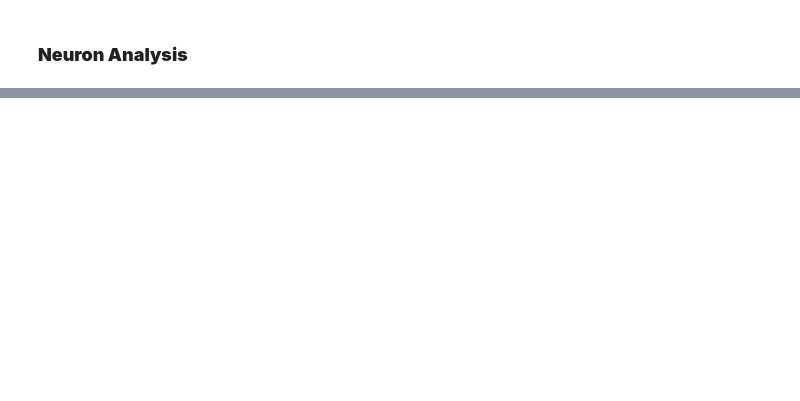
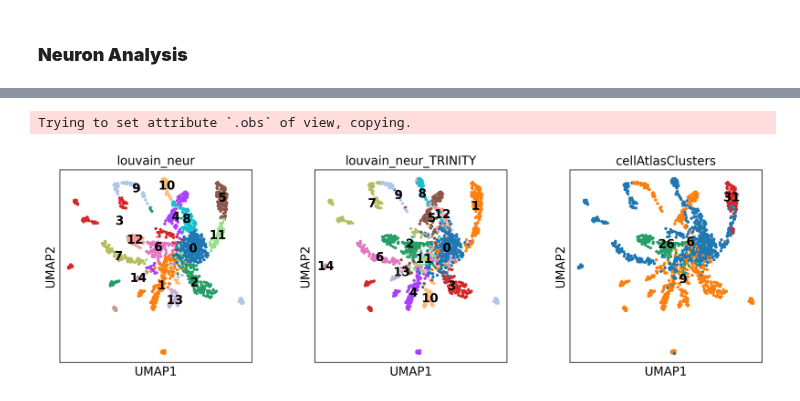
Before and after one commit to pachterlab/CWGFLHGCCHAP_2021, a Jupyter notebook: notebooks/cufflinksAnnosAnalysis.ipynb, the cells around one changed output, grey strips where cells are left out. Saved outputs shown, nothing was run; the diff lists cells and outputs as text; code cells hidden in the pictures; blank space fills up the shorter version.

```diff
--- a/notebooks/cufflinksAnnosAnalysis.ipynb
+++ b/notebooks/cufflinksAnnosAnalysis.ipynb
@@ -279,0 +299,5 @@ plt.show()
+# %%
+jelly_adata_raw.obs['orgID'] = pd.Categorical(jelly_adata_filt.obs['orgID'])
+jelly_adata_raw.obs['fed'] = pd.Categorical(jelly_adata_filt.obs['fed'])
+jelly_adata_raw.obs['starved'] = pd.Categorical(jelly_adata_filt.obs['starved'])
+jelly_adata_raw.obs['cellRanger_louvain'] = pd.Categorical(jelly_adata_filt.obs['cellRanger_louvain'])
@@ -279,0 +306,27 @@ plt.show()
+# %%
+cuff_neurons = jelly_adata_raw[jelly_adata_raw.obs['cellRanger_louvain'].isin([31,26,6,9])]
+sc.pp.filter_cells(cuff_neurons, min_counts=0)
+sc.pp.filter_genes(cuff_neurons, min_counts=0)
+
+sc.pp.normalize_per_cell(cuff_neurons, counts_per_cell_after=1e4)
+
+sc.pp.log1p(cuff_neurons)
+
+# sc.pp.scale(raw_overlap_combo, max_value=10)
+sc.pp.highly_variable_genes(cuff_neurons,n_top_genes=2000,n_bins=50)
+
+#sc.pp.filter_cells(neurons, min_counts=0)
+# sc.pp.filter_genes(neurons, min_counts=0)
+
+# sc.pp.highly_variable_genes(neurons,n_top_genes=3000)
+cuff_neurons = cuff_neurons[:,cuff_neurons.var['highly_variable']]
+
+sc.pp.scale(cuff_neurons, max_value=10)
+
+sc.tl.pca(cuff_neurons, n_comps=60)
+sc.pl.pca_variance_ratio(cuff_neurons, log=True)
+
+#applyNCAEmbed(neurons,neurons.obs['knn_clus'])
+
+sc.pp.neighbors(cuff_neurons,n_neighbors=15, n_pcs=15) #n_neighbors=5, n_pcs=15,use_rep='X_nca'
+sc.tl.louvain(cuff_neurons,resolution=1,key_added='louvain_neur',random_state=42)#Clustering algorithm,resolution=0.5
@@ -279,0 +336,13 @@ plt.show()
+# %%
+sc.tl.louvain(cuff_neurons,resolution=0.95,key_added='louvain_neur',random_state=42)#Clustering algorithm,resolution=0.5
+#sc.tl.tsne(neurons, n_pcs=15,perplexity=25,random_state = 42) #learning_rate=250
+sc.tl.umap(cuff_neurons,random_state=42,spread=2.5, min_dist=1)
+
+cuff_neurons.obs['cellAtlasClusters'] = pd.Categorical(cuff_neurons.obs['cellRanger_louvain'] )
+cuff_neurons = cuff_neurons[neurons.obs_names,:]
+cuff_neurons.obs['louvain_neur_TRINITY'] = neurons.obs['louvain_neur']
+
+sc.pl.umap(cuff_neurons, color=['louvain_neur','louvain_neur_TRINITY','cellAtlasClusters'],color_map='viridis',size=50,legend_loc='on data')
+# %% [output]
+Trying to set attribute `.obs` of view, copying.
+[figure, added]
```
Also changed, not shown: parts of 31 cells of this notebook.
